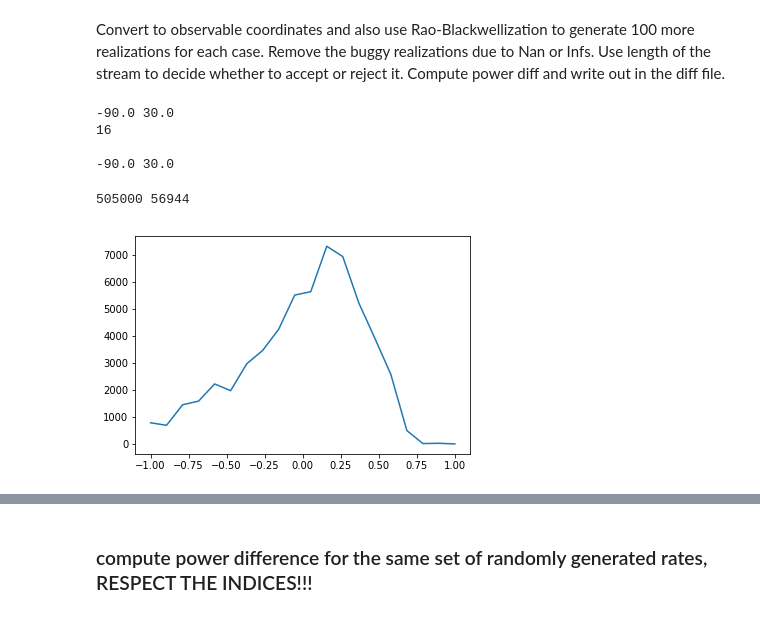
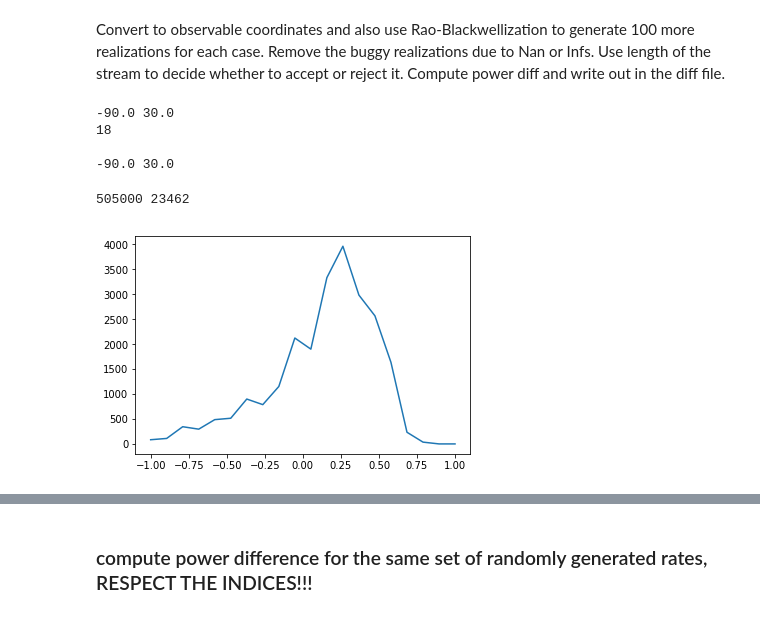
Before and after one commit to nbanik/Analyze_GD-1, a Jupyter notebook: ABC.ipynb, the cells around one changed output, grey strips where cells are left out. Cells and saved outputs as stored; diff of their text form; code cells hidden in the pictures.

```diff
--- a/ABC.ipynb
+++ b/ABC.ipynb
@@ -363,10 +428,10 @@ def compute_power_diff(dir='dens_Omega/ABC_sims/',len_threshold=0.2,arm='trailin
 
     return None
 # %%
-compute_power_diff(dir='dens_Omega/ABC_sims/',len_threshold=0.2,arm='trailing',barspiral=False,RaoblackwellizeN=100,gap_width=12.)
+compute_power_diff(dir='dens_Omega/ABC_sims/',len_threshold=0.2,arm='trailing',barspiral=False,RaoblackwellizeN=100,gap_width=4.)
 # %% [output]
 -90.0 30.0
-16
+18
 
 -90.0 30.0
 # %%
@@ -374,10 +439,10 @@ compute_power_diff(dir='dens_Omega/ABC_sims/',len_threshold=0.2,arm='trailing',b
 
 arm='trailing'
 dir2 = 'dens_Omega/ABC_sims/'
-gap_width=12.
+gap_width=4.
 
 
-abc_diff=np.loadtxt(dir2 + 'ABC_power_diff_{}degcut_{}_lenthreshold{}_NRaoBlackwell{}.dat'.format(gap_width,arm,0.2,100),delimiter=',',skiprows=1)
+abc_diff=np.loadtxt(dir2 + 'TEST_ABC_power_diff_{}degcut_{}_lenthreshold{}_NRaoBlackwell{}.dat'.format(gap_width,arm,0.2,100),delimiter=',',skiprows=1)
 
 if arm == 'trailing':
     tol_hi=0.6
@@ -400,35 +465,35 @@ for ii in range(len(abc_diff)):
     #print (abc_diff[ii])
     rate=abc_diff[ii][0]
     all_rate.append(rate)
     diff_hi=abc_diff[ii][1]
     diff_med=abc_diff[ii][2]
     diff_lo=abc_diff[ii][3]
     #diff_lo1=abc_diff[ii][4]
     #diff_lo2=abc_diff[ii][5]
     #print (diff_hi,diff_med,diff_lo)
     if (diff_hi < tol_hi) and (diff_med < tol_med) and (diff_lo < tol_lo):# and (diff_lo2 < tol_lo2):
         accepted_rate.append(rate)
 
 print (len(abc_diff), len(accepted_rate))
 
 rr=np.linspace(-1.,1.,20)
 
 bw=rr[1]-rr[0]
 
 
 rredge=[rr[0] + i*bw for i in range(len(rr)+1)]
 
 #print (rredge)
 
 count,bin_edge=np.histogram(accepted_rate,rredge)
 
 
 plt.figure()
 plt.plot(rr,count)
 plt.show()
 # %% [output]
-505000 56944
+505000 23462
-[figure, old version]
+[figure, new version]
 # %%
 plt.figure()
 plt.hist(all_rate,bins='scott')
```
Also changed, not shown: parts of 11 cells of this notebook.
